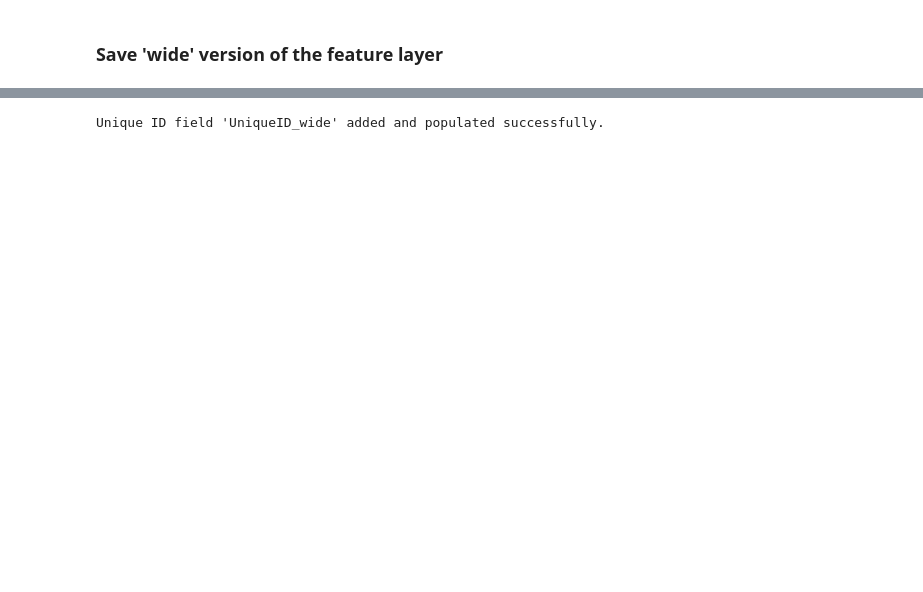
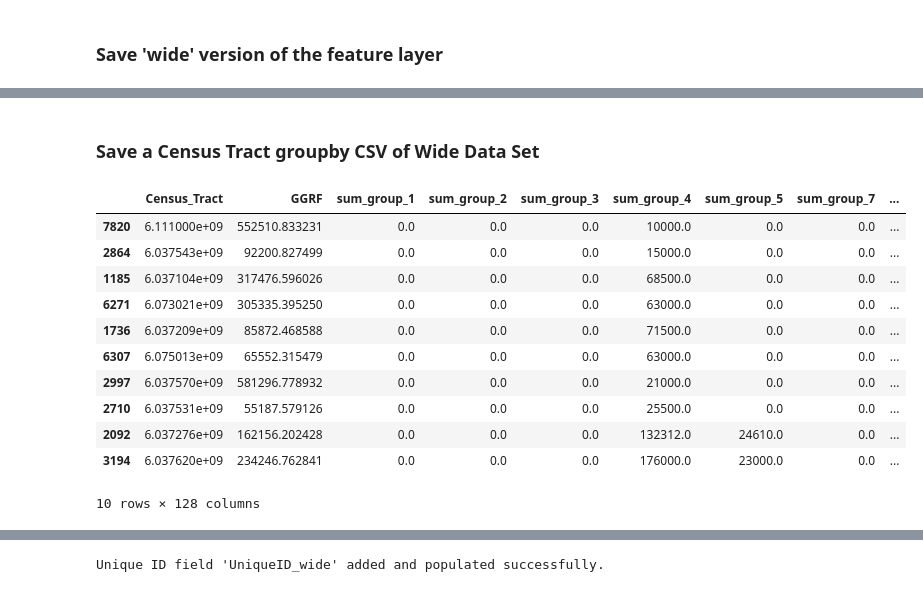
Before and after one commit to greer-cowan-arb/CCI_distribution_analysis, a Jupyter notebook: FundingDist_DataRestructure_Final.ipynb, the cells around one changed output, grey strips where cells are left out. Saved outputs shown, nothing was run; the diff lists cells and outputs as text; code cells hidden in the pictures; blank space fills up the shorter version.

```diff
--- a/FundingDist_DataRestructure_Final.ipynb
+++ b/FundingDist_DataRestructure_Final.ipynb
@@ -811,0 +222,13 @@ The total summed calculated GGRF field is: 11,011,786,903
+# %%
+# Check GGRF field total
+
+GGRF_sum = 0
+
+# Use a SearchCursor to iterate through the rows
+with arcpy.da.SearchCursor(Funding_Dist, ['GGRF']) as cursor:
+    for row in cursor:
+        # Add the value of the field to the total sum
+        GGRF_sum += row[0]
+
+# Print the result
+print(f"The total sum of the field '{'GGRF_sum'}' is: {GGRF_sum}")
@@ -875,0 +1054,67 @@ Fields deleted successfully.
+# %% [markdown]
+### Save a Census Tract groupby CSV of Wide Data Set
+# %%
+# Input feature class
+fc = Funding_Dist
+
+# Convert to pandas DataFrame
+fields = [f.name for f in arcpy.ListFields(fc) if f.type not in ("Geometry", "OID")]
+data = [row for row in arcpy.da.SearchCursor(fc, fields)]
+df_wide = pd.DataFrame(data, columns=fields)
+
+# Grouping field
+group_field = ["Census_Tract"]
+
+# Fields to sum
+fields_to_sum = [  # (keep this list as-is)
+    "GGRF", 'sum_group_1', 'sum_group_2', 'sum_group_3', 'sum_group_4', 'sum_group_5', 'sum_group_7', 'sum_group_8',
+    'sum_group_9', 'sum_group_10', 'sum_group_11', 'sum_group_14', 'sum_group_41', 'sum_group_45', 'sum_group_68',
+    'sum_group_72', 'sum_group_76', 'sum_group_78', 'sum_group_80', 'sum_group_82', 'sum_group_86', 'sum_group_88',
+    'sum_group_90', 'sum_group_120', 'sum_group_124', 'sum_group_128', 'sum_group_130', 'sum_group_132', 'sum_group_134',
+    'sum_group_136', 'sum_group_138', 'sum_group_142', 'sum_group_148', 'sum_group_189', 'sum_group_191', 'sum_group_193',
+    'sum_group_235', 'sum_group_237', 'sum_group_239', 'sum_group_243', 'sum_group_245', 'sum_group_247', 'sum_group_249',
+    'sum_group_251', 'sum_group_253', 'sum_group_255', 'sum_group_257', 'sum_group_259', 'sum_group_261', 'sum_group_263',
+    'sum_group_265', 'sum_group_267', 'sum_group_331', 'sum_group_333', 'sum_group_335', 'sum_group_337', 'sum_group_339',
+    'sum_group_341', 'sum_group_345', 'sum_group_471', 'sum_group_475', 'sum_group_477', 'sum_group_479', 'sum_group_549',
+    'sum_group_613', 'sum_group_615', 'sum_group_617', 'sum_group_619', 'sum_group_621', 'sum_group_690', 'sum_group_695',
+    'sum_group_765', 'sum_group_837', 'sum_group_839', 'sum_group_981', 'sum_group_1136', 'sum_group_1140', 'sum_group_1144',
+    'sum_group_1291', 'sum_group_1309', 'sum_group_1327', 'sum_group_1399', 'sum_group_1417', 'sum_group_1435'
+]
+
+# Fields to copy (deduplicated)
+fields_to_copy = list(set([
+    "PctBIPOC", "BIPOCMaj", "DemogMaj", "CES4range", "CES4decile", 'CCIquartile',
+    "County", "ApproxLoc", "Child_10", "Pop_10_64", "Elderly_65", "Hispanic", "White", "African_American",
+    "Native_American", "Other_Multiple", "Pacific_Islander", "Asian_American", "CIscoreP", "Ozone_Pctl",
+    "PM2_5_Pctl", "Diesel_PM_Pctl", "Pesticides_Pctl", "Tox_Releases_Pctl", "Traffic_Pctl", "DrinkingWaterPctl",
+    "Lead_Pctl", "Cleanups_Pctl", "GW_Threats_Pctl", "Haz_Waste_Pctl", "ImpWaterBodPctl", "Solid_Waste_Pctl",
+    "Pollution_Pctl", "Asthma_Pctl", "LowBirthW_Pctl", "Cardiovasc_Pctl", "Education_Pctl", "Ling_Isol_Pctl",
+    "Poverty_Pctl", "Unemploy_Pctl", "HousBurd_Pctl", "PopCharP", "Tribal_Name"
+]))
+
+# Define aggregation rules
+agg_dict = {field: 'sum' for field in fields_to_sum}
+for field in fields_to_copy:
+    if field == "Name":
+        agg_dict[field] = lambda x: next((val for val in x if pd.notnull(val) and str(val).strip() != ""), None)
+    else:
+        agg_dict[field] = 'first'
+
+# Group and aggregate
+funding_CT_wide = df_wide.groupby(group_field, as_index=False).agg(agg_dict)
+
+# Preview sample
+funding_CT_wide.sample(10)
+# %% [output]
+|  | Census_Tract | GGRF | sum_group_1 | sum_group_2 | sum_group_3 | sum_group_4 | sum_group_5 | sum_group_7 | ... |
+| 7820 | 6.111000e+09 | 552510.833231 | 0.0 | 0.0 | 0.0 | 10000.0 | 0.0 | 0.0 | ... |
+| 2864 | 6.037543e+09 | 92200.827499 | 0.0 | 0.0 | 0.0 | 15000.0 | 0.0 | 0.0 | ... |
+| 1185 | 6.037104e+09 | 317476.596026 | 0.0 | 0.0 | 0.0 | 68500.0 | 0.0 | 0.0 | ... |
+| 6271 | 6.073021e+09 | 305335.395250 | 0.0 | 0.0 | 0.0 | 63000.0 | 0.0 | 0.0 | ... |
+| 1736 | 6.037209e+09 | 85872.468588 | 0.0 | 0.0 | 0.0 | 71500.0 | 0.0 | 0.0 | ... |
+| 6307 | 6.075013e+09 | 65552.315479 | 0.0 | 0.0 | 0.0 | 63000.0 | 0.0 | 0.0 | ... |
+| 2997 | 6.037570e+09 | 581296.778932 | 0.0 | 0.0 | 0.0 | 21000.0 | 0.0 | 0.0 | ... |
+| 2710 | 6.037531e+09 | 55187.579126 | 0.0 | 0.0 | 0.0 | 25500.0 | 0.0 | 0.0 | ... |
+| 2092 | 6.037276e+09 | 162156.202428 | 0.0 | 0.0 | 0.0 | 132312.0 | 24610.0 | 0.0 | ... |
+| 3194 | 6.037620e+09 | 234246.762841 | 0.0 | 0.0 | 0.0 | 176000.0 | 23000.0 | 0.0 | ... |
+10 rows × 128 columns
```
Also changed, not shown: parts of 142 cells of this notebook.
